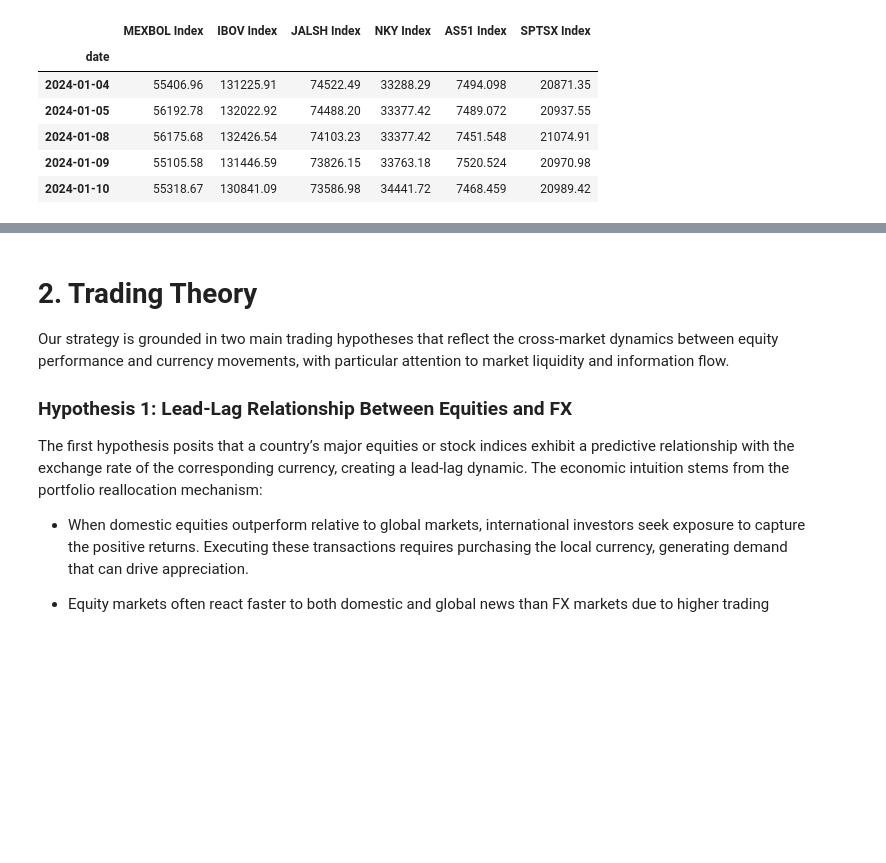
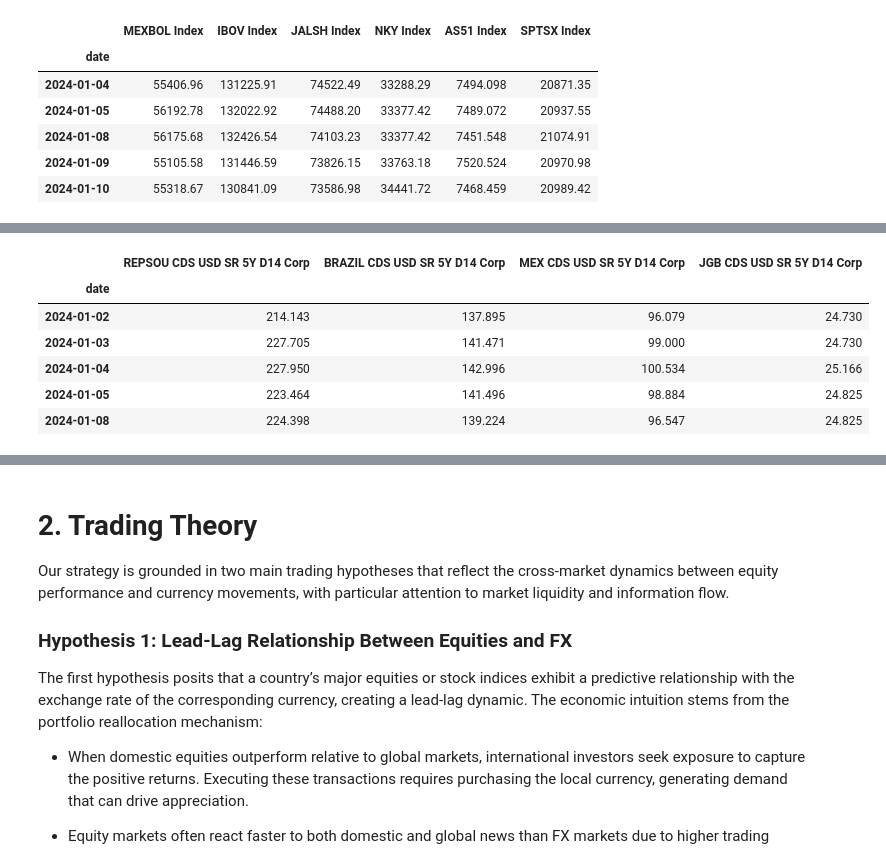
Before and after one commit to AdithSrinivasan/qts-cross-asset-fx, a Jupyter notebook: notebooks/analysis.ipynb, the cells around one changed output, grey strips where cells are left out. Saved outputs shown, nothing was run; the diff lists cells and outputs as text; code cells hidden in the pictures; blank space fills up the shorter version.

```diff
--- a/notebooks/analysis.ipynb
+++ b/notebooks/analysis.ipynb
@@ -153,0 +209,13 @@ plot_rebased_equity_indices(eqy)
+# %%
+cds = pd.read_excel(DATA_DIR / "cds_5y_data.xlsx", parse_dates=["Dates"])
+cds = prepare_bbg_data(cds)
+
+cds.head()
+# %% [output]
+|  | REPSOU CDS USD SR 5Y D14 Corp | BRAZIL CDS USD SR 5Y D14 Corp | MEX CDS USD SR 5Y D14 Corp | JGB CDS USD SR 5Y D14 Corp |
+| date |  |  |  |  |
+| 2024-01-02 | 214.143 | 137.895 | 96.079 | 24.730 |
+| 2024-01-03 | 227.705 | 141.471 | 99.000 | 24.730 |
+| 2024-01-04 | 227.950 | 142.996 | 100.534 | 25.166 |
+| 2024-01-05 | 223.464 | 141.496 | 98.884 | 24.825 |
+| 2024-01-08 | 224.398 | 139.224 | 96.547 | 24.825 |
```
Also changed, not shown: parts of 6 cells of this notebook.
